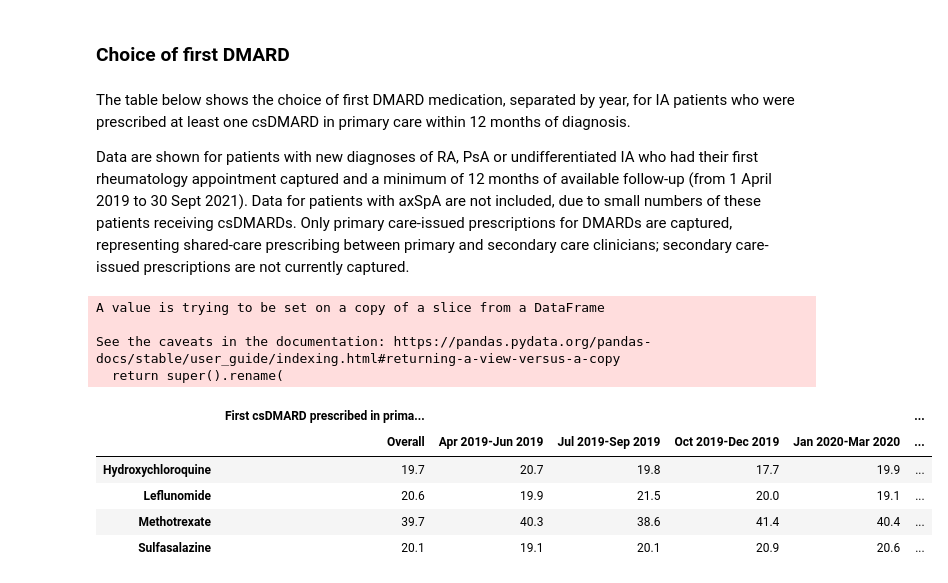
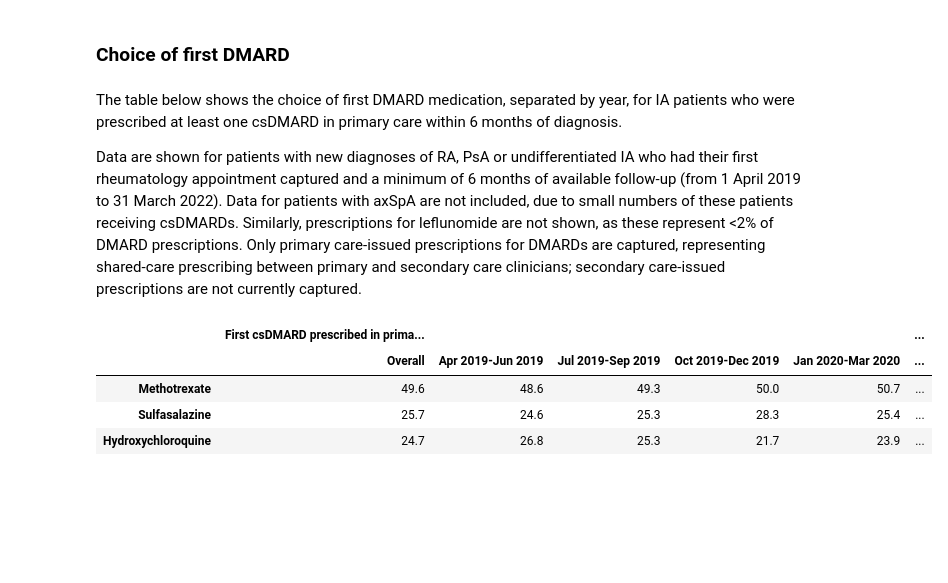
Before and after one commit to markdrussell/OpenSAFELY, a Jupyter notebook: analysis/report.ipynb, the cells around one changed output. Drawn from its saved outputs; the diff is of its cells as text; code cells hidden in the pictures; blank space fills up the shorter version.

```diff
--- a/analysis/report.ipynb
+++ b/analysis/report.ipynb
@@ -105,26 +105,21 @@ SVG(filename="../output/figures/regional_csdmard_bar_merged.svg")
 # %% [markdown]
 ### Choice of first DMARD
 # %% [markdown]
-The table below shows the choice of first DMARD medication, separated by year, for IA patients who were prescribed at least one csDMARD in primary care within 12 months of diagnosis.
+The table below shows the choice of first DMARD medication, separated by year, for IA patients who were prescribed at least one csDMARD in primary care within 6 months of diagnosis.
 
-Data are shown for patients with new diagnoses of RA, PsA or undifferentiated IA who had their first rheumatology appointment captured and a minimum of 12 months of available follow-up (from 1 April 2019 to 30 Sept 2021). Data for patients with axSpA are not included, due to small numbers of these patients receiving csDMARDs. Only primary care-issued prescriptions for DMARDs are captured, representing shared-care prescribing between primary and secondary care clinicians; secondary care-issued prescriptions are not currently captured.
+Data are shown for patients with new diagnoses of RA, PsA or undifferentiated IA who had their first rheumatology appointment captured and a minimum of 6 months of available follow-up (from 1 April 2019 to 31 March 2022). Data for patients with axSpA are not included, due to small numbers of these patients receiving csDMARDs. Similarly, prescriptions for leflunomide are not shown, as these represent <2% of DMARD prescriptions. Only primary care-issued prescriptions for DMARDs are captured, representing shared-care prescribing between primary and secondary care clinicians; secondary care-issued prescriptions are not currently captured.
 # %%
 table = pd.read_csv("../output/tables/first_csdmard_rounded_report.csv")
-table_subset = table.iloc[:, [2,4,6,8,10,12,14,16,18,20,22]]
-table_subset.rename(index = {0:'Hydroxychloroquine', 1:'Leflunomide', 2:'Methotrexate', 3:'Sulfasalazine'}, inplace = True)
-table_subset.columns = pd.MultiIndex.from_tuples([('First csDMARD prescribed in primary care (%)', 2), ('First csDMARD prescribed in primary care (%)', 4), ('First csDMARD prescribed in primary care (%)', 6), ('First csDMARD prescribed in primary care (%)', 8), ('First csDMARD prescribed in primary care (%)', 10), ('First csDMARD prescribed in primary care (%)', 12), ('First csDMARD prescribed in primary care (%)', 14), ('First csDMARD prescribed in primary care (%)', 16), ('First csDMARD prescribed in primary care (%)', 18), ('First csDMARD prescribed in primary care (%)', 20), ('First csDMARD prescribed in primary care (%)', 22)])
-table_subset.rename(columns = {2:'Overall', 4:"Apr 2019-Jun 2019", 6:"Jul 2019-Sep 2019", 8:"Oct 2019-Dec 2019", 10:"Jan 2020-Mar 2020", 12:"Apr 2020-Jun 2020", 14:"Jul 2020-Sep 2020", 16:"Oct 2020-Dec 2020", 18:"Jan 2021-Mar 2021", 20:"Apr 2021-Jun 2021", 22:"Jul 2021-Sep 2021"}, inplace = True)
+table_subset = table.iloc[[1,2,0], [2,4,6,8,10,12,14,16,18,20,22,24,26]]
+table_subset.rename(index = {0:'Hydroxychloroquine', 1:'Methotrexate', 2:'Sulfasalazine'}, inplace = True)
+table_subset.columns = pd.MultiIndex.from_tuples([('First csDMARD prescribed in primary care (%)', 2), ('First csDMARD prescribed in primary care (%)', 4), ('First csDMARD prescribed in primary care (%)', 6), ('First csDMARD prescribed in primary care (%)', 8), ('First csDMARD prescribed in primary care (%)', 10), ('First csDMARD prescribed in primary care (%)', 12), ('First csDMARD prescribed in primary care (%)', 14), ('First csDMARD prescribed in primary care (%)', 16), ('First csDMARD prescribed in primary care (%)', 18), ('First csDMARD prescribed in primary care (%)', 20), ('First csDMARD prescribed in primary care (%)', 22), ('First csDMARD prescribed in primary care (%)', 24), ('First csDMARD prescribed in primary care (%)', 26)])
+table_subset.rename(columns = {2:'Overall', 4:"Apr 2019-Jun 2019", 6:"Jul 2019-Sep 2019", 8:"Oct 2019-Dec 2019", 10:"Jan 2020-Mar 2020", 12:"Apr 2020-Jun 2020", 14:"Jul 2020-Sep 2020", 16:"Oct 2020-Dec 2020", 18:"Jan 2021-Mar 2021", 20:"Apr 2021-Jun 2021", 22:"Jul 2021-Sep 2021", 24:"Oct 2021-Dec 2021", 26:"Jan 2022-Mar 2022"}, inplace = True)
 display(
   HTML(table_subset.to_html(index=True)),
    )
 # %% [output]
-A value is trying to be set on a copy of a slice from a DataFrame
-
-See the caveats in the documentation: https://pandas.pydata.org/pandas-docs/stable/user_guide/indexing.html#returning-a-view-versus-a-copy
-  return super().rename(
 |  | First csDMARD prescribed in prima... |  |  |  |  | ... |
 |  | Overall | Apr 2019-Jun 2019 | Jul 2019-Sep 2019 | Oct 2019-Dec 2019 | Jan 2020-Mar 2020 | ... |
-| Hydroxychloroquine | 19.7 | 20.7 | 19.8 | 17.7 | 19.9 | ... |
-| Leflunomide | 20.6 | 19.9 | 21.5 | 20.0 | 19.1 | ... |
-| Methotrexate | 39.7 | 40.3 | 38.6 | 41.4 | 40.4 | ... |
-| Sulfasalazine | 20.1 | 19.1 | 20.1 | 20.9 | 20.6 | ... |
+| Methotrexate | 49.6 | 48.6 | 49.3 | 50.0 | 50.7 | ... |
+| Sulfasalazine | 25.7 | 24.6 | 25.3 | 28.3 | 25.4 | ... |
+| Hydroxychloroquine | 24.7 | 26.8 | 25.3 | 21.7 | 23.9 | ... |
```
Also changed, not shown: parts of 7 cells of this notebook, 3 other files.
